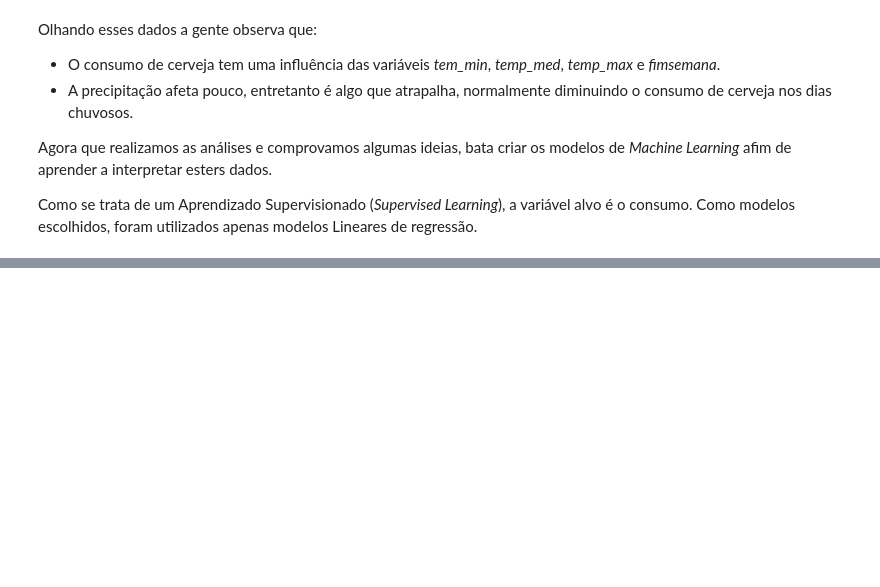
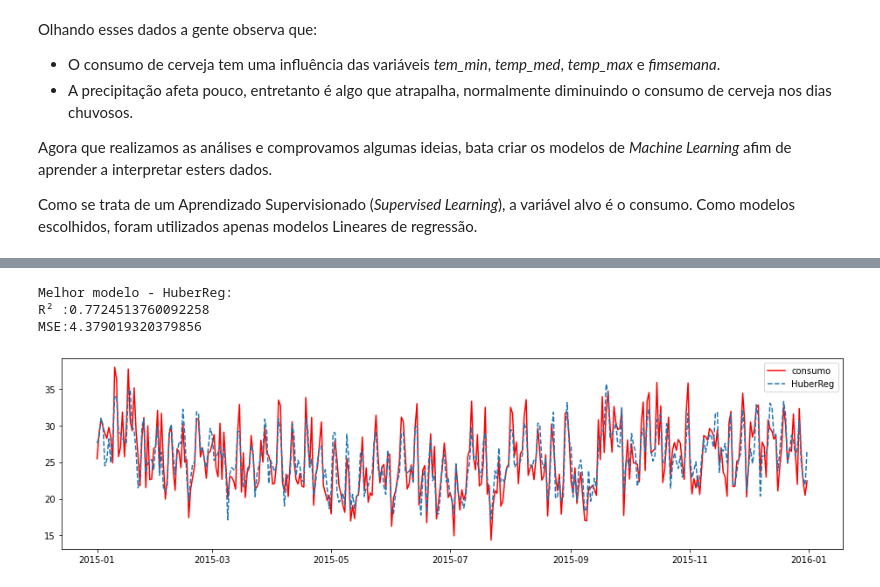
Before and after one commit to thiagolopes97/Portifolio_Projetos, a Jupyter notebook: Reg_Cerveja_SP.ipynb, the cells around one changed output, grey strips where cells are left out. Saved outputs shown, nothing was run; the diff lists cells and outputs as text; code cells hidden in the pictures; blank space fills up the shorter version.

```diff
--- a/Reg_Cerveja_SP.ipynb
+++ b/Reg_Cerveja_SP.ipynb
@@ -513,3 +524,22 @@ plt.show()
+# %%
+array = np.array(eval)
+print('Melhor modelo - ' + nome[array.argmin()] + ':')
+print('R² :' + r2[array.argmin()].astype(str))
+print('MSE:' + array[array.argmin()].astype(str))
+
+array = np.array(eval)
+plt.figure(figsize=(16,4))
+plt.plot_date(x='data',y='consumo',data=df,fmt='-',c='r');
+plt.plot_date(x='data',y=nome[array.argmin()],data=df,fmt='--');
+
+
+plt.legend()
+plt.show()
+# %% [output]
+Melhor modelo - HuberReg:
+R² :0.7724513760092258
+MSE:4.379019320379856
+[figure, added]
 # %% [markdown]
 # Conclusão
 
```
Also changed, not shown: parts of 7 cells of this notebook.
